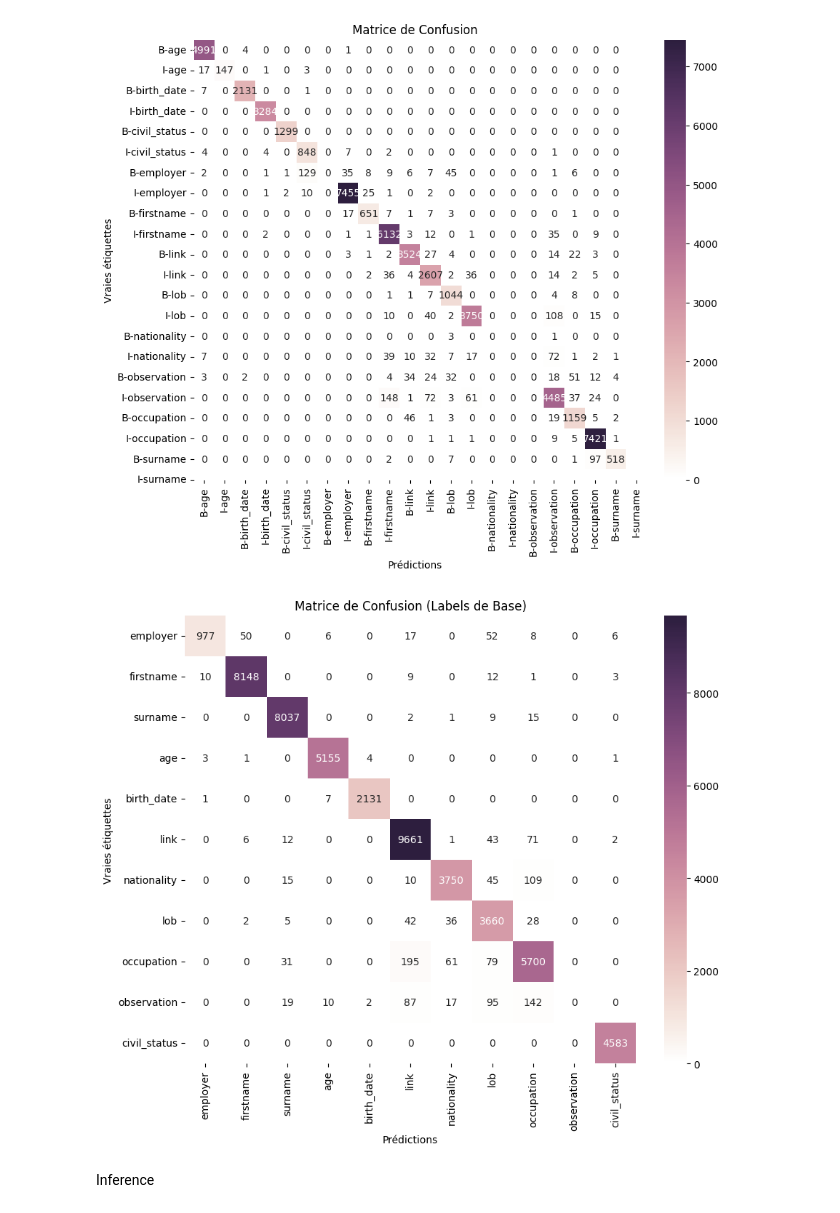
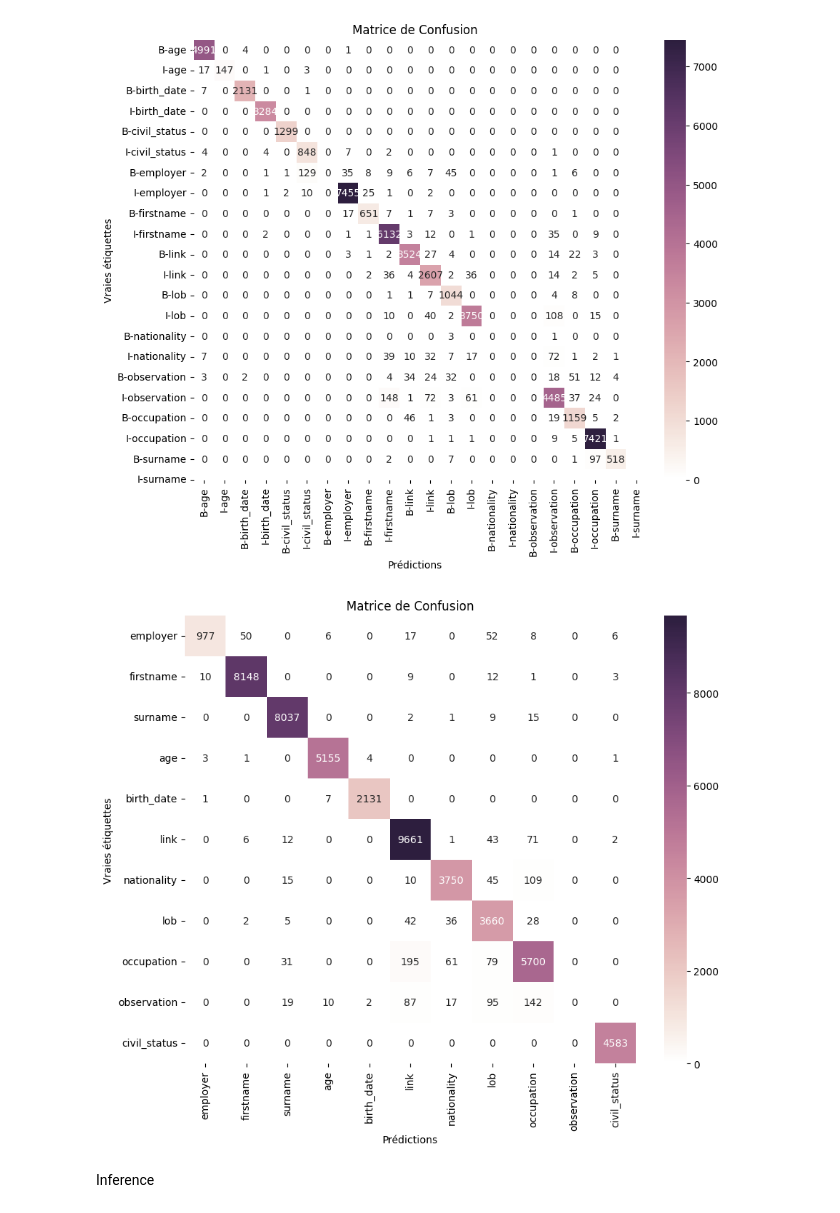
Before and after one commit to cdechaux/Projet_NLP_3A, a Jupyter notebook: scripts/models.ipynb, the cells around one changed output. Saved outputs shown, nothing was run; the diff lists cells and outputs as text; code cells hidden in the pictures.

```diff
--- a/scripts/models.ipynb
+++ b/scripts/models.ipynb
@@ -76,6 +76,3 @@ new_texts, new_tags = separate_words_with_space(texts, tags)
 tag2id = {tag: id for id, tag in enumerate(desired_label_order)}
 id2tag = {id: tag for tag, id in tag2id.items()}
 unique_tags_id = [tag2id[tag] for tag in desired_label_order]
-# %%
-for i in range (len(new_tags)):
-    print(len(new_tags[i]))
@@ -372,35 +344,35 @@ plt.show()
 # Fonction pour mapper les étiquettes aux versions de base (sans préfixe B ou I)
 def map_labels(label):
     return label.split("-")[-1]
 
 # Appliquer la fonction aux étiquettes
 true_labels_base = [[map_labels(tag) for tag in sequence] for sequence in true_labels]
 true_predictions_base = [[map_labels(tag) for tag in sequence] for sequence in true_predictions]
 
 # Créer une liste de labels uniques
 unique_labels = list(set([label for sublist in true_labels_base for label in sublist]))
 
 # Créer une matrice de confusion pour les labels de base
 conf_matrix_base = np.zeros((len(unique_labels), len(unique_labels)), dtype=int)
 
 # Remplir la matrice de confusion
 for true, pred in zip(true_labels_base, true_predictions_base):
     for i, j in zip(true, pred):
         conf_matrix_base[unique_labels.index(i), unique_labels.index(j)] += 1
 
 # Créer un DataFrame pour la matrice de confusion
 conf_df_base = pd.DataFrame(conf_matrix_base, index=unique_labels, columns=unique_labels)
 
 # Afficher la matrice de confusion avec seaborn
 plt.figure(figsize=(10, 8))
 cmap = sns.cubehelix_palette(light=1, as_cmap=True)
 sns.heatmap(conf_df_base, annot=True, fmt="d", cmap=cmap)
 plt.xlabel("Prédictions")
 plt.ylabel("Vraies étiquettes")
-plt.title("Matrice de Confusion (Labels de Base)")
+plt.title("Matrice de Confusion")
 plt.show()
 # %% [output]
-[figure, old version]
+[figure, new version]
 # %% [markdown]
 Inference
 # %%
```
Also changed, not shown: parts of 4 cells of this notebook, 2 other files.
